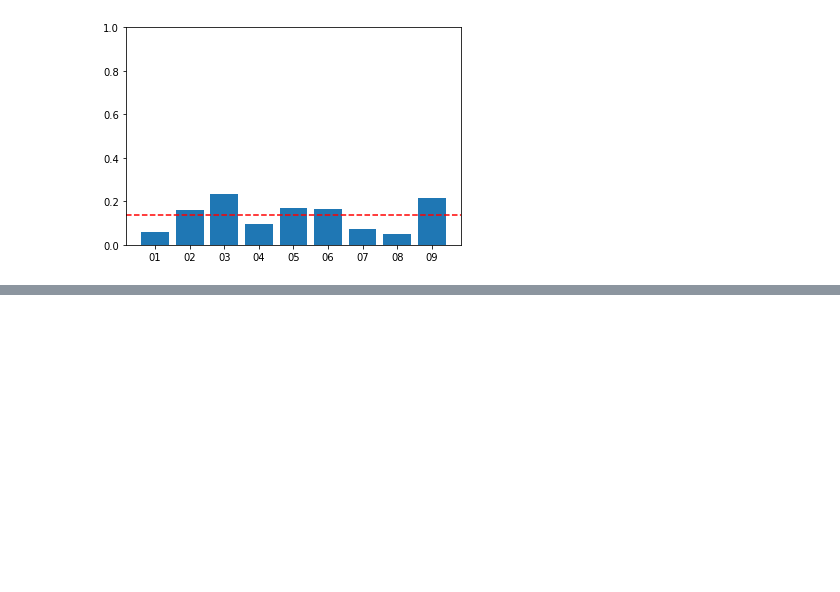
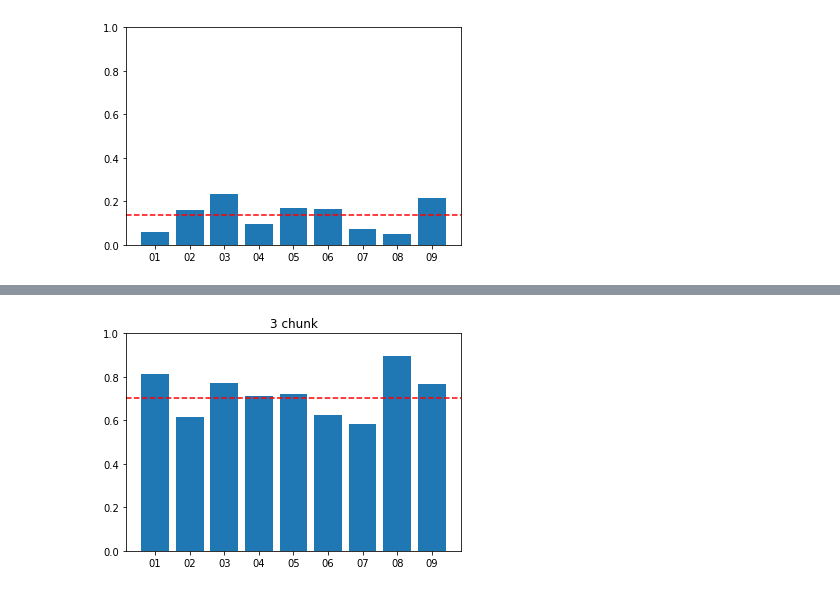
Before and after one commit to anniejain24/Diarization, a Jupyter notebook: diarized-labels-evaluation/levenshtein_diar_eval.ipynb, the cells around one changed output, grey strips where cells are left out. Saved outputs shown, nothing was run; the diff lists cells and outputs as text; code cells hidden in the pictures; blank space fills up the shorter version.

```diff
--- a/diarized-labels-evaluation/levenshtein_diar_eval.ipynb
+++ b/diarized-labels-evaluation/levenshtein_diar_eval.ipynb
@@ -319,0 +323,45 @@ ValueError: shape mismatch: objects cannot be broadcast to a single shape.  Mism
+# %%
+def eval_transcript(ids, diar_path='/archive/shared/sim_center/shared/annie/GPT4 3-chunk/'):
+    scores = {}
+    gold_path = '/archive/shared/sim_center/shared/annie/gold-standard-diarized/'
+    for id in ids:
+        # debugging statement:
+        # print(id)
+        diar = consolidate_transcript(reconstruct_transcript(diar_path, id))
+        gold = consolidate_transcript(reconstruct_transcript(gold_path, id))
+        distance = normalized_levenshtein.distance(diar, gold)
+        similarity = normalized_levenshtein.similarity(diar, gold)
+        scores[id] = [distance, similarity]
+    return scores
+# %%
+ids = ['01_0542_298135',
+'01_1080_366142',
+'02_0036_174595',
+'02_1056_380177',
+'03_0028_174553',
+'04_0043_174686',
+'05_0033_174804',
+'06_0079_175106',
+'07_0068_174641',
+'08_0029_174576',
+'09_0029_174582',
+]
+# %%
+results_3chunk = eval_transcript(ids)
+
+diar_path='/archive/shared/sim_center/shared/annie/GPT4 6-chunk/'
+results_6chunk = eval_transcript(ids, diar_path)
+
+diar_path='/archive/shared/sim_center/shared/annie/GPT4 9-chunk/'
+results_9chunk = eval_transcript(ids, diar_path)
+# %%
+avg_dist3 = np.mean([results_3chunk[token][0] for token in results_3chunk])
+avg_sim3 = np.mean([results_3chunk[token][1] for token in results_3chunk])
+measures = ['distance', 'similarity']
+plt.bar([id[:2] for id in ids], [results_3chunk[token][1] for token in results_3chunk])
+plt.axhline(y = avg_sim3, color = 'r', linestyle = '--')
+plt.ylim(0, 1)
+plt.title("3 chunk")
+plt.show()
+# %% [output]
+[figure, added]
```
Also changed, not shown: parts of 11 cells of this notebook, 2 other files.
